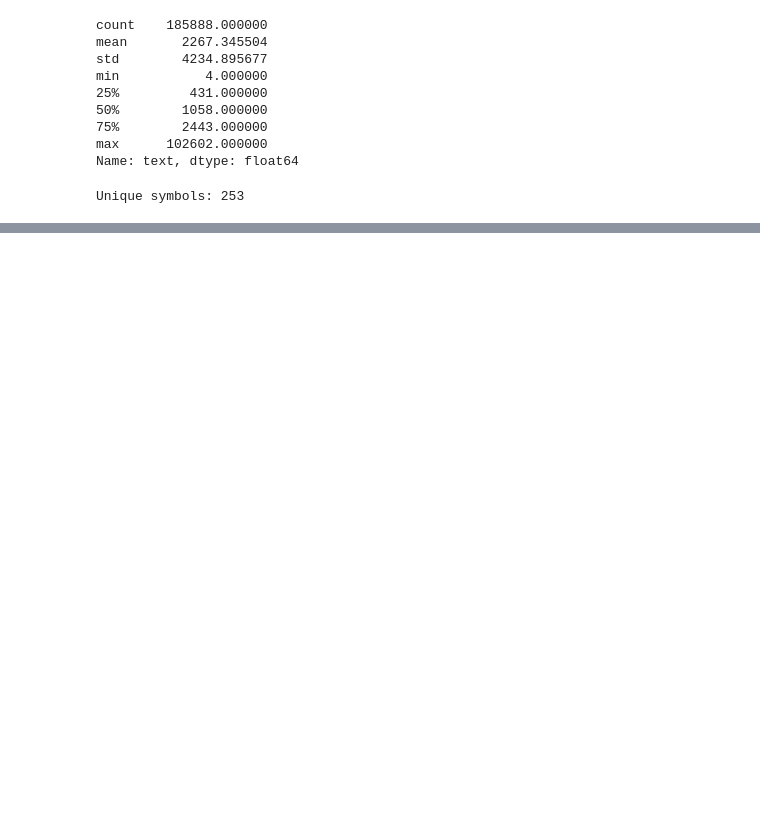
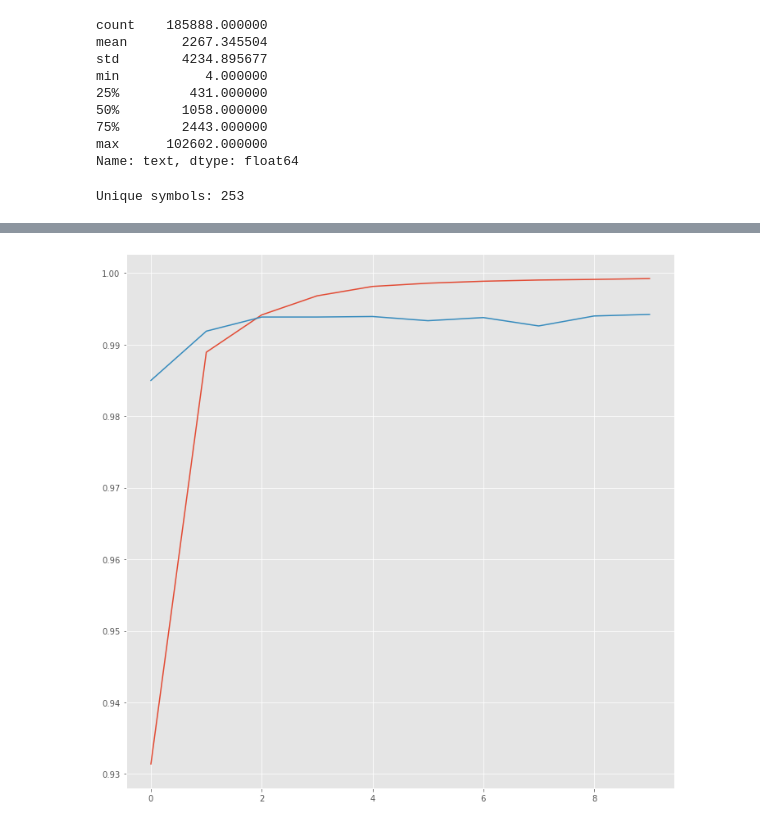
Before and after one commit to nesmaAlmoazamy/Fact-Extraction-from-Medical-Text-using-Neural-Networks, a Jupyter notebook: Character_Embedding.ipynb, the cells around one changed output, grey strips where cells are left out. Drawn from its saved outputs; the diff is of its cells as text; code cells hidden in the pictures; blank space fills up the shorter version.

Commit message:
SomeCoolResults
character Embedding added

```diff
--- a/Character_Embedding.ipynb
+++ b/Character_Embedding.ipynb
@@ -101,0 +265,27 @@ x_train, x_val, y_train, y_val = train_test_split(DS, y_train, stratify=y_train[
+# %%
+from keras.models import Model, Input
+from keras.layers import LSTM, Embedding, Dense, TimeDistributed, Dropout, Conv1D
+from keras.layers import Bidirectional, concatenate, SpatialDropout1D, GlobalMaxPooling1D
+
+
+# input and embedding for words
+word_in = Input(shape=(max_len,))
+emb_word = Embedding(input_dim=n_words + 2, output_dim=20,
+                     input_length=max_len, mask_zero=True)(word_in)
+
+# input and embeddings for characters
+char_in = Input(shape=(max_len, max_len_char,))
+emb_char = TimeDistributed(Embedding(input_dim=n_chars + 2, output_dim=10,
+                           input_length=max_len_char, mask_zero=True))(char_in)
+# character LSTM to get word encodings by characters
+char_enc = TimeDistributed(LSTM(units=20, return_sequences=False,
+                                recurrent_dropout=0.5))(emb_char)
+
+# main LSTM
+x = concatenate([emb_word, char_enc])
+x = SpatialDropout1D(0.3)(x)
+main_lstm = Bidirectional(LSTM(units=50, return_sequences=True,
+                               recurrent_dropout=0.6))(x)
+out = TimeDistributed(Dense(n_tags + 1, activation="softmax"))(main_lstm)
+
+model = Model([word_in, char_in], out)
@@ -101,0 +298,3 @@ x_train, x_val, y_train, y_val = train_test_split(DS, y_train, stratify=y_train[
+# %%
+model.compile(optimizer="adam", loss="sparse_categorical_crossentropy", metrics=["acc"])
+model.summary()
@@ -101,0 +319,5 @@ x_train, x_val, y_train, y_val = train_test_split(DS, y_train, stratify=y_train[
+# %%
+history = model.fit([X_word_tr,
+                     np.array(X_char_tr).reshape((len(X_char_tr), max_len, max_len_char))],
+                    np.array(y_tr).reshape(len(y_tr), max_len, 1),
+                    batch_size=32, epochs=10, validation_split=0.1, verbose=1)
@@ -101,0 +342,11 @@ x_train, x_val, y_train, y_val = train_test_split(DS, y_train, stratify=y_train[
+# %%
+hist = pd.DataFrame(history.history)
+# %%
+import matplotlib.pyplot as plt
+plt.style.use("ggplot")
+plt.figure(figsize=(12,12))
+plt.plot(hist["acc"])
+plt.plot(hist["val_acc"])
+plt.show()
+# %% [output]
+[figure, added]
```
Also changed, not shown: parts of 44 cells of this notebook, 6 other files.
